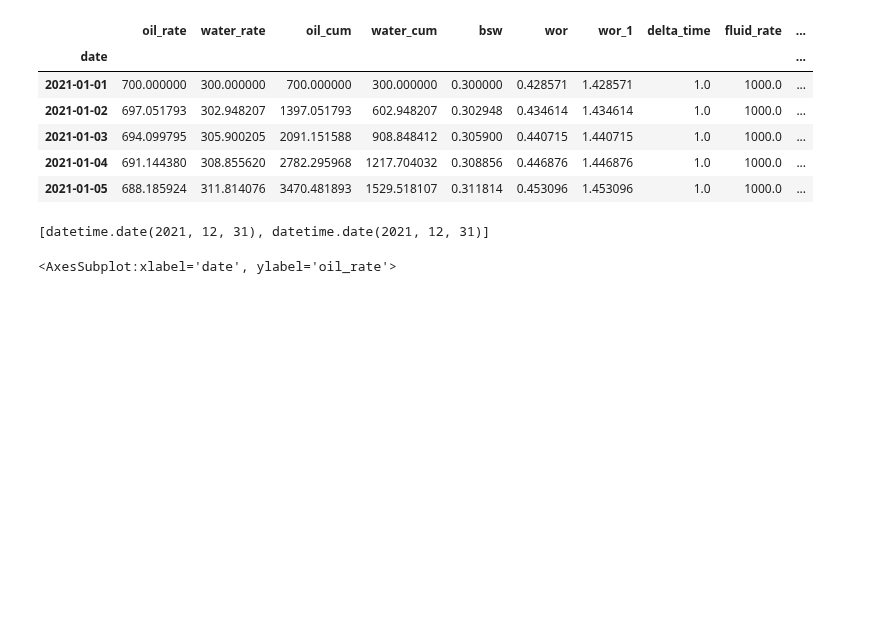
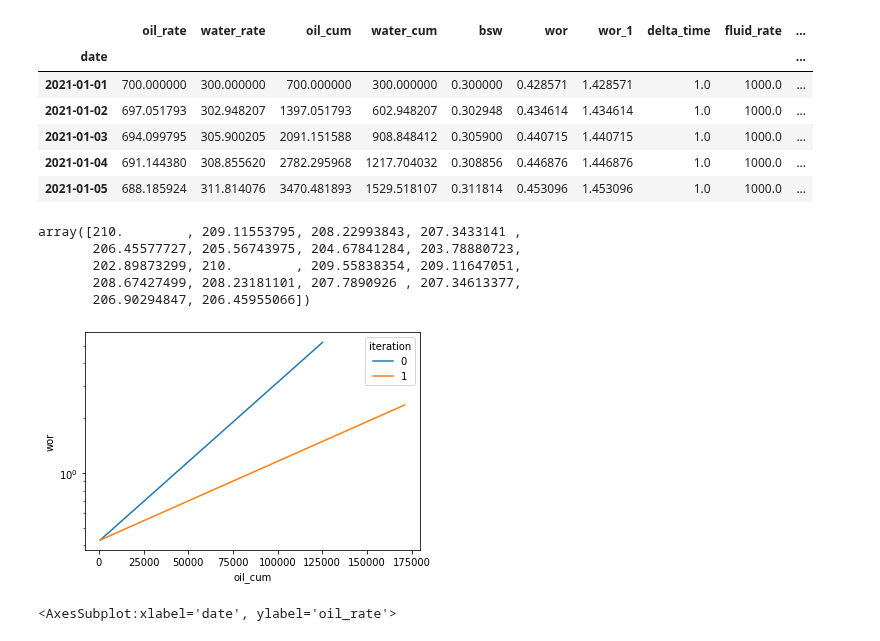
Before and after one commit to scuervo91/dcapy, a Jupyter notebook: examples/2-schedules/1-Period_test_wor.ipynb, the cells around one changed output. Saved outputs shown, nothing was run; the diff lists cells and outputs as text; code cells hidden in the pictures; blank space fills up the shorter version.

```diff
--- a/examples/2-schedules/1-Period_test_wor.ipynb
+++ b/examples/2-schedules/1-Period_test_wor.ipynb
@@ -22,7 +22,7 @@ p1_dict = {
         'gor':0.3
     },
     'start':'2021-01-01',
-    'end':'2022-01-01',
+    'end':'2021-01-10',
     'freq_input':'D',
     'freq_output':'D',
     'cashflow_params':[
@@ -61,10 +61,20 @@ f1.head()
 | 2021-01-03 | 694.099795 | 305.900205 | 2091.151588 | 908.848412 | 0.305900 | 0.440715 | 1.440715 | 1.0 | 1000.0 | ... |
 | 2021-01-04 | 691.144380 | 308.855620 | 2782.295968 | 1217.704032 | 0.308856 | 0.446876 | 1.446876 | 1.0 | 1000.0 | ... |
 | 2021-01-05 | 688.185924 | 311.814076 | 3470.481893 | 1529.518107 | 0.311814 | 0.453096 | 1.453096 | 1.0 | 1000.0 | ... |
-# %%
-p1.get_end_dates()
-# %% [output]
-[datetime.date(2021, 12, 31), datetime.date(2021, 12, 31)]
+# %%
+p1.forecast.df()['gas_rate'].values
+# %% [output]
+array([210.        , 209.11553795, 208.22993843, 207.3433141 ,
+       206.45577727, 205.56743975, 204.67841284, 203.78880723,
+       202.89873299, 210.        , 209.55838354, 209.11647051,
+       208.67427499, 208.23181101, 207.7890926 , 207.34613377,
+       206.90294847, 206.45955066])
+# %%
+fig, ax = plt.subplots()
+sns.lineplot(data=f1,x='oil_cum',y='wor', hue='iteration',ax=ax)
+ax.set_yscale('log')
+# %% [output]
+[figure, added]
 # %%
 sns.lineplot(data=f1,x=f1.index.to_timestamp(),y='oil_rate', hue='iteration')
 # %% [output]
```
Also changed, not shown: parts of 8 cells of this notebook, 9 other files.
